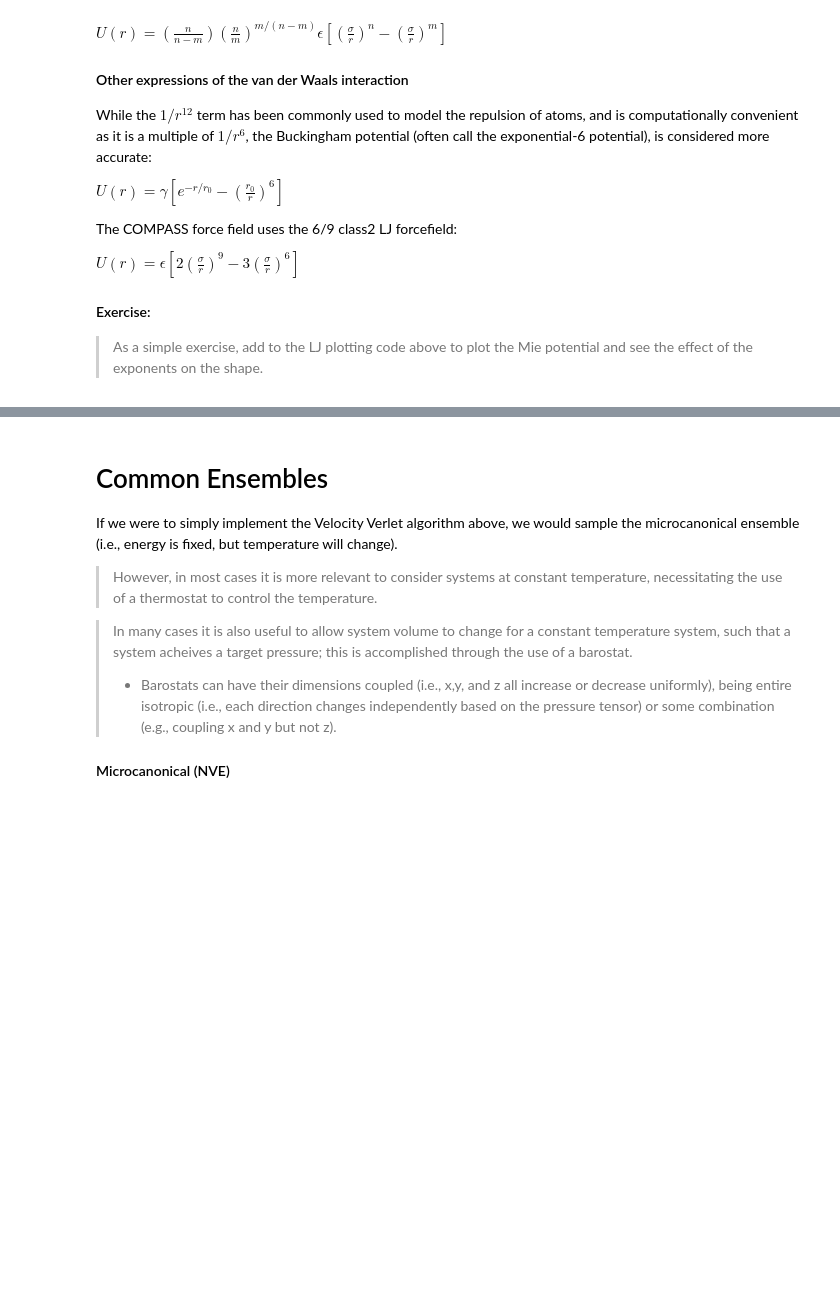
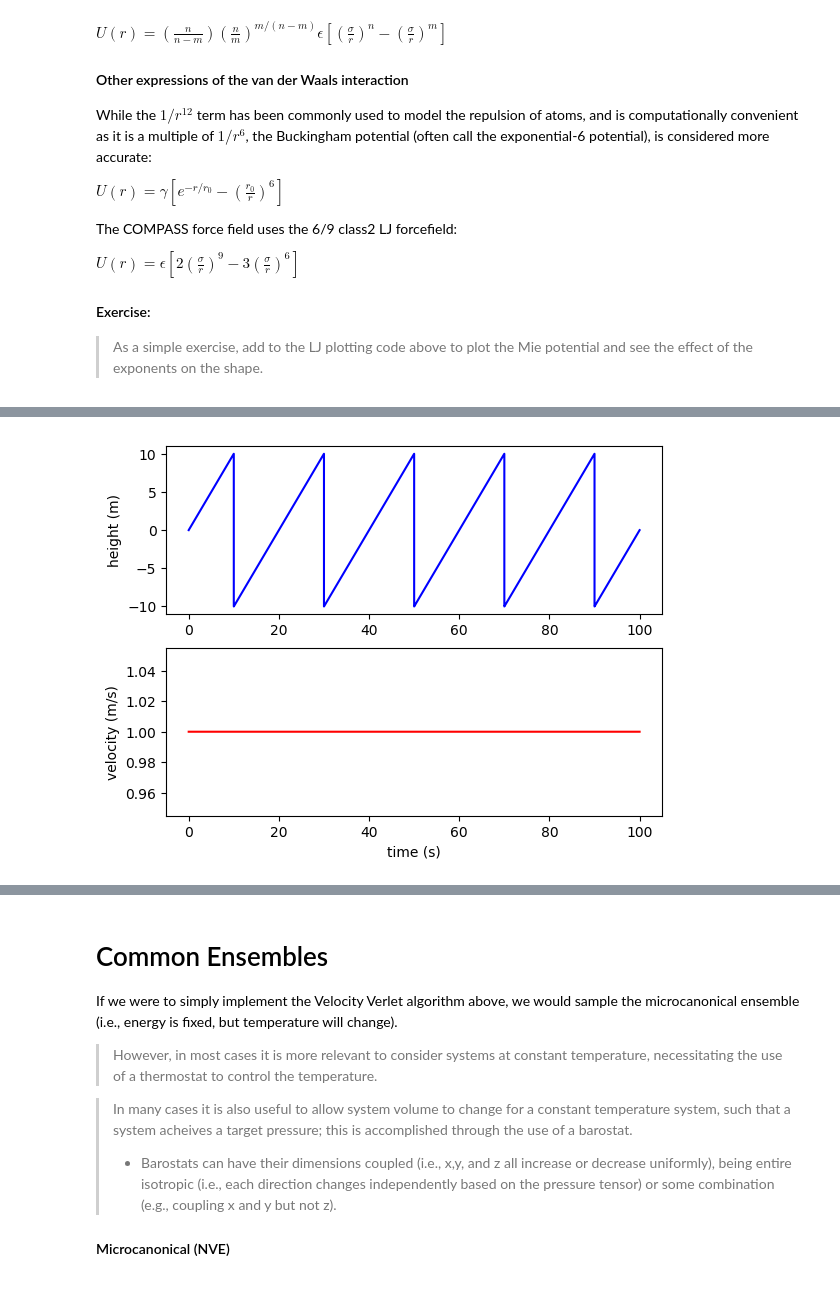
Before and after one commit to PTC-CMC/cybercamp, a Jupyter notebook: Introduction to Molecular Dynamics.ipynb, the cells around one changed output, grey strips where cells are left out. Saved outputs shown, nothing was run; the diff lists cells and outputs as text; code cells hidden in the pictures; blank space fills up the shorter version.

````diff
--- a/Introduction to Molecular Dynamics.ipynb
+++ b/Introduction to Molecular Dynamics.ipynb
@@ -258,8 +254,11 @@ A cartoon representation of the minimum image convention is shown below, right.
     * https://docs.python.org/3.6/library/random.html
     * Note that the floating point random number generate in Python returns values from 0.0 to 1.0.  To generate between -1.0 and 1.0 we need to make a very simple modification ```(2.0*random()-1.0)```.
 # %%
+%matplotlib inline
 import numpy as np
+import matplotlib
 import matplotlib.pyplot as plt
+matplotlib.style.use('default')
 import random as rand
 
 g = 0 #gravitation constant, m/s^2
@@ -273,41 +272,42 @@ height_i = 0.0 #initial height, m
 height_min = -10
 height_max = 10
 height_length= height_max - height_min
-
 
 velocity_array = np.zeros(timesteps)
 height_array  = np.zeros(timesteps)
 
 time_array = np.zeros(timesteps)
 
 height_array[0] = height_i
 velocity_array[0] = velocity_i
 
 current_height = height_i
 
 rand.seed(12345)
 
 for i in range (0, timesteps-1):
 
         time_array[i+1] = time_array[i] + dt
         velocity_array[i+1] = velocity_array[i] + (g*dt)
         height_array[i+1] = height_array[i]+ 0.5*(velocity_array[i]+velocity_array[i+1])*dt
 
         #apply periodic boundary conditions to the system
-        height_array[i+1] = height_array[i+1]- height_length*round( height_array[i+1]/height_length)
+        height_array[i+1] = height_array[i+1] - height_length*round(height_array[i+1] / height_length)
 
 ax = plt.subplot(2,1,1)
 ax.plot(time_array, height_array, c='blue')
 
 plt.ylabel('height (m)')
 
 ax = plt.subplot(2,1,2)
 ax.plot(time_array, velocity_array, c='red')
 plt.ylabel('velocity (m/s)')
 
 plt.xlabel('time (s)')
 
 plt.show()
+# %% [output]
+[figure, added]
 # %% [markdown]
 ## Speeding things up
 ### Cutoffs
````
Also changed, not shown: parts of 4 cells of this notebook, 1 other file.
